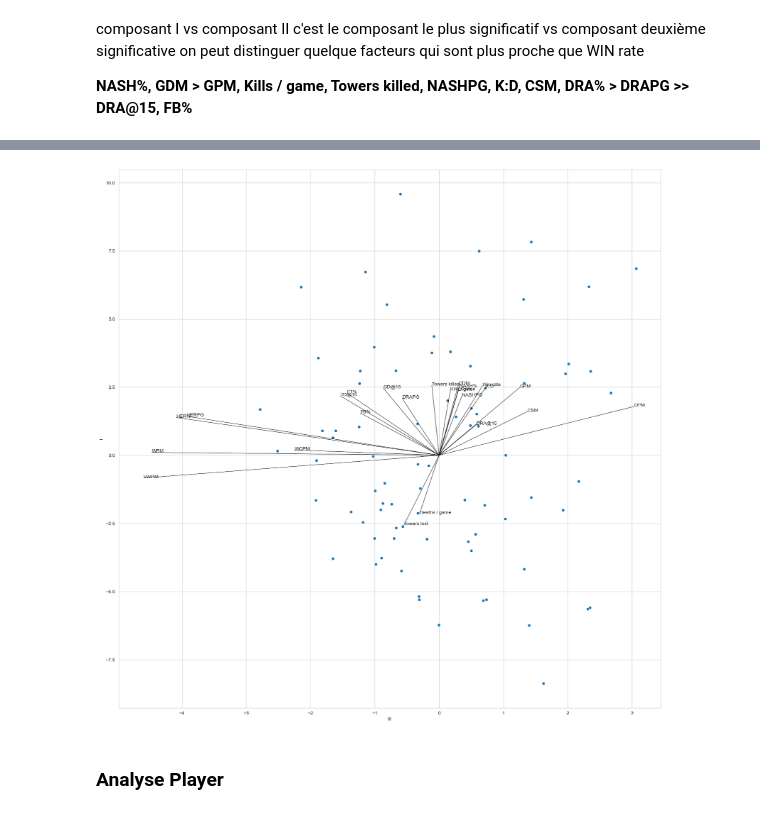
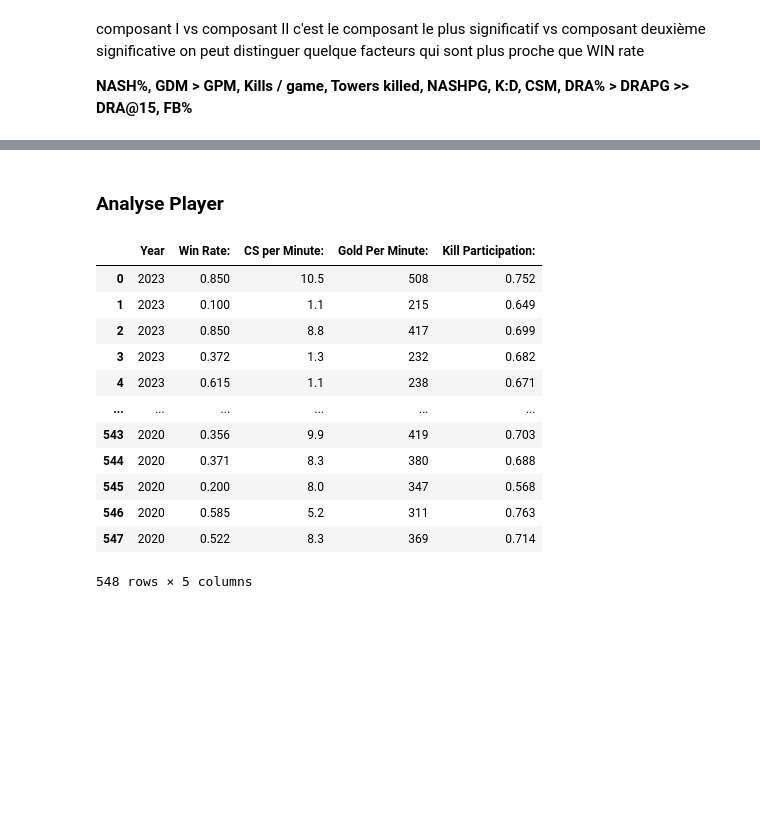
Before and after one commit to TsunomakiWatamelon/lol-esports-data-analysis, a Jupyter notebook: src/analysis.ipynb, the cells around one changed output, grey strips where cells are left out. Cells and saved outputs as stored; diff of their text form; code cells hidden in the pictures; blank space fills up the shorter version.

```diff
--- a/src/analysis.ipynb
+++ b/src/analysis.ipynb
@@ -182,13 +51,19 @@ for i in range(pca3.components_.shape[1]):
-# %%
-j = 2
-plt.subplots(figsize=(20, 20))
-sns.scatterplot(data=df_pca_team, x = indexs[j], y = indexs[(j+1) % 3])
-for i in range(pca3.components_.shape[1]):
-    plt.arrow(0, 0, pca3.components_[j, i]*10, pca3.components_[(j+1)%3,  i]*10, alpha=0.5, color='black')
-    plt.text(pca3.components_[j, i]*10, pca3.components_[(j+1)%3, i]*10, norm_team_data.columns[i])
-# %% [output]
-[figure, removed]
 # %% [markdown]
 ### Analyse Player
 # %%
-clean_player_data = df_player.select_dtypes(include='number').drop(columns=['Year', 'Games'])
+clean_player_data = df_player.select_dtypes(include='number')
+clean_player_data
+# %% [output]
+|  | Year | Win Rate: | CS per Minute: | Gold Per Minute: | Kill Participation: |
+| 0 | 2023 | 0.850 | 10.5 | 508 | 0.752 |
+| 1 | 2023 | 0.100 | 1.1 | 215 | 0.649 |
+| 2 | 2023 | 0.850 | 8.8 | 417 | 0.699 |
+| 3 | 2023 | 0.372 | 1.3 | 232 | 0.682 |
+| 4 | 2023 | 0.615 | 1.1 | 238 | 0.671 |
+| ... | ... | ... | ... | ... | ... |
+| 543 | 2020 | 0.356 | 9.9 | 419 | 0.703 |
+| 544 | 2020 | 0.371 | 8.3 | 380 | 0.688 |
+| 545 | 2020 | 0.200 | 8.0 | 347 | 0.568 |
+| 546 | 2020 | 0.585 | 5.2 | 311 | 0.763 |
+| 547 | 2020 | 0.522 | 8.3 | 369 | 0.714 |
+548 rows × 5 columns
```
Also changed, not shown: parts of 23 cells of this notebook, 1 other file.
